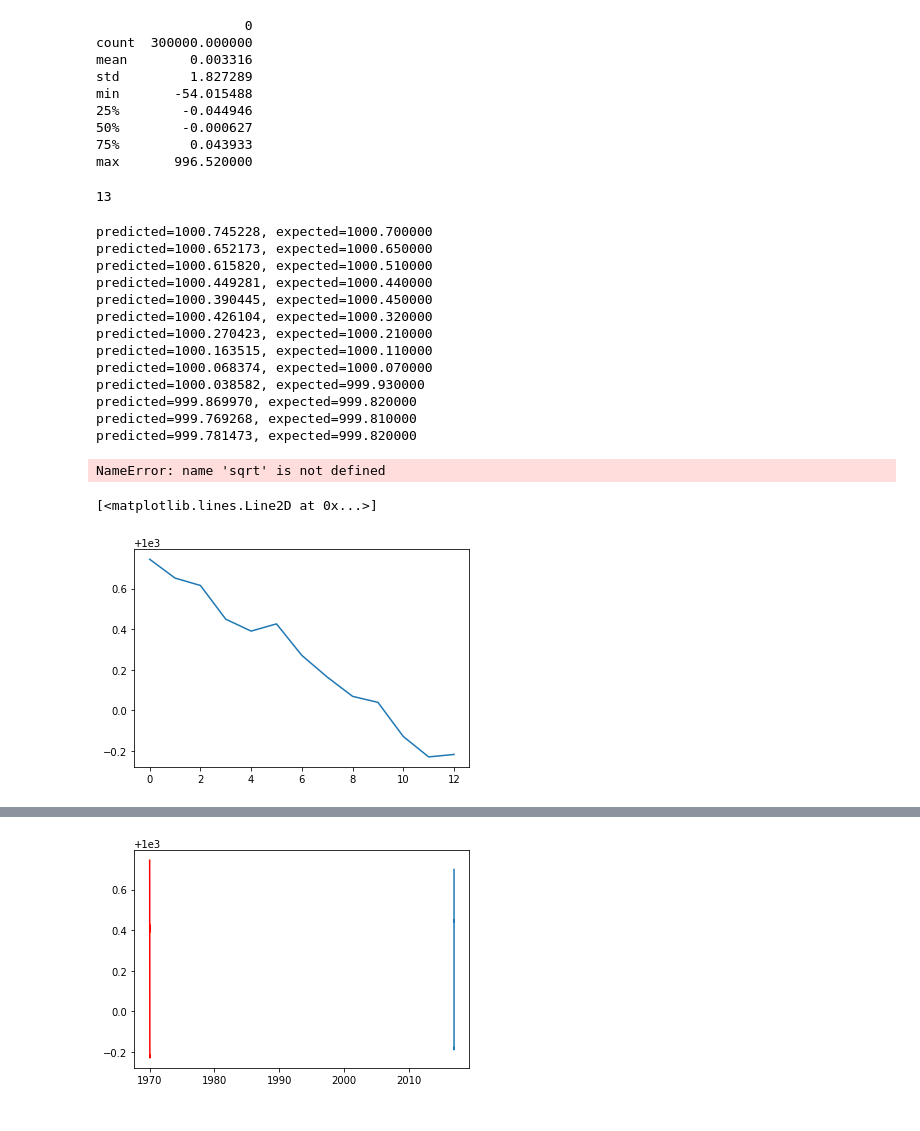
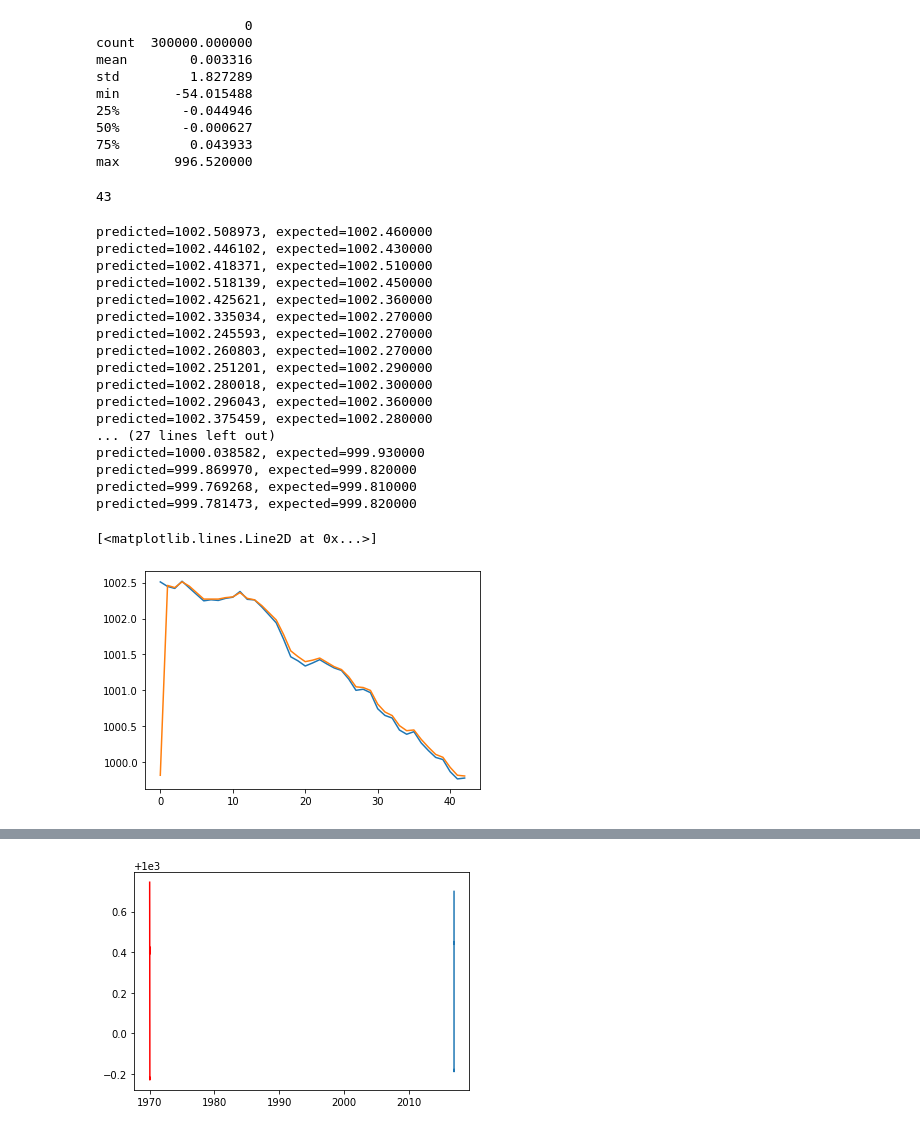
Before and after one commit to Atashnezhad/Time_series_project, a Jupyter notebook: Code/P03_01_ARIMA.ipynb, the cells around one changed output, grey strips where cells are left out. Saved outputs shown, nothing was run; the diff lists cells and outputs as text; code cells hidden in the pictures.

```diff
--- a/Code/P03_01_ARIMA.ipynb
+++ b/Code/P03_01_ARIMA.ipynb
@@ -153,13 +153,14 @@ min       -54.015488
 75%         0.043933
 max       996.520000
 # %%
-len(df['p (mbar)']) - int(len(df['p (mbar)']) * 0.99997)
+len(df['p (mbar)']) - int(len(df['p (mbar)']) * 0.9999)
 # %% [output]
-13
+43
 # %%
-size = int(len(df['p (mbar)']) * 0.99997)
+size = int(len(df['p (mbar)']) * 0.9999)
 train, test = df['p (mbar)'][0:size], df['p (mbar)'][size:len(df['p (mbar)'])]
 history = [x for x in train]
+expt = []
 predictions = list()
 # walk-forward validation
 for t in range(len(test)):
@@ -168,26 +169,31 @@ for t in range(len(test)):
     output = model_fit.forecast()
     yhat = output[0]
     predictions.append(yhat)
+    expt.append(obs)
     obs = test[t]
     history.append(obs)
     print('predicted=%f, expected=%f' % (yhat, obs))
 # %% [output]
-predicted=1000.745228, expected=1000.700000
-predicted=1000.652173, expected=1000.650000
-predicted=1000.615820, expected=1000.510000
-predicted=1000.449281, expected=1000.440000
-predicted=1000.390445, expected=1000.450000
-predicted=1000.426104, expected=1000.320000
-predicted=1000.270423, expected=1000.210000
-predicted=1000.163515, expected=1000.110000
-predicted=1000.068374, expected=1000.070000
+predicted=1002.508973, expected=1002.460000
+predicted=1002.446102, expected=1002.430000
+predicted=1002.418371, expected=1002.510000
+predicted=1002.518139, expected=1002.450000
+predicted=1002.425621, expected=1002.360000
+predicted=1002.335034, expected=1002.270000
+predicted=1002.245593, expected=1002.270000
+predicted=1002.260803, expected=1002.270000
+predicted=1002.251201, expected=1002.290000
+predicted=1002.280018, expected=1002.300000
+predicted=1002.296043, expected=1002.360000
+predicted=1002.375459, expected=1002.280000
+... (27 lines left out)
 predicted=1000.038582, expected=999.930000
 predicted=999.869970, expected=999.820000
 predicted=999.769268, expected=999.810000
 predicted=999.781473, expected=999.820000
-NameError: name 'sqrt' is not defined
 # %%
 plt.plot(predictions)
+plt.plot(expt)
 # %% [output]
 [<matplotlib.lines.Line2D at 0x...>]
-[figure, old version]
+[figure, new version]
```
Also changed, not shown: parts of 3 cells of this notebook.
